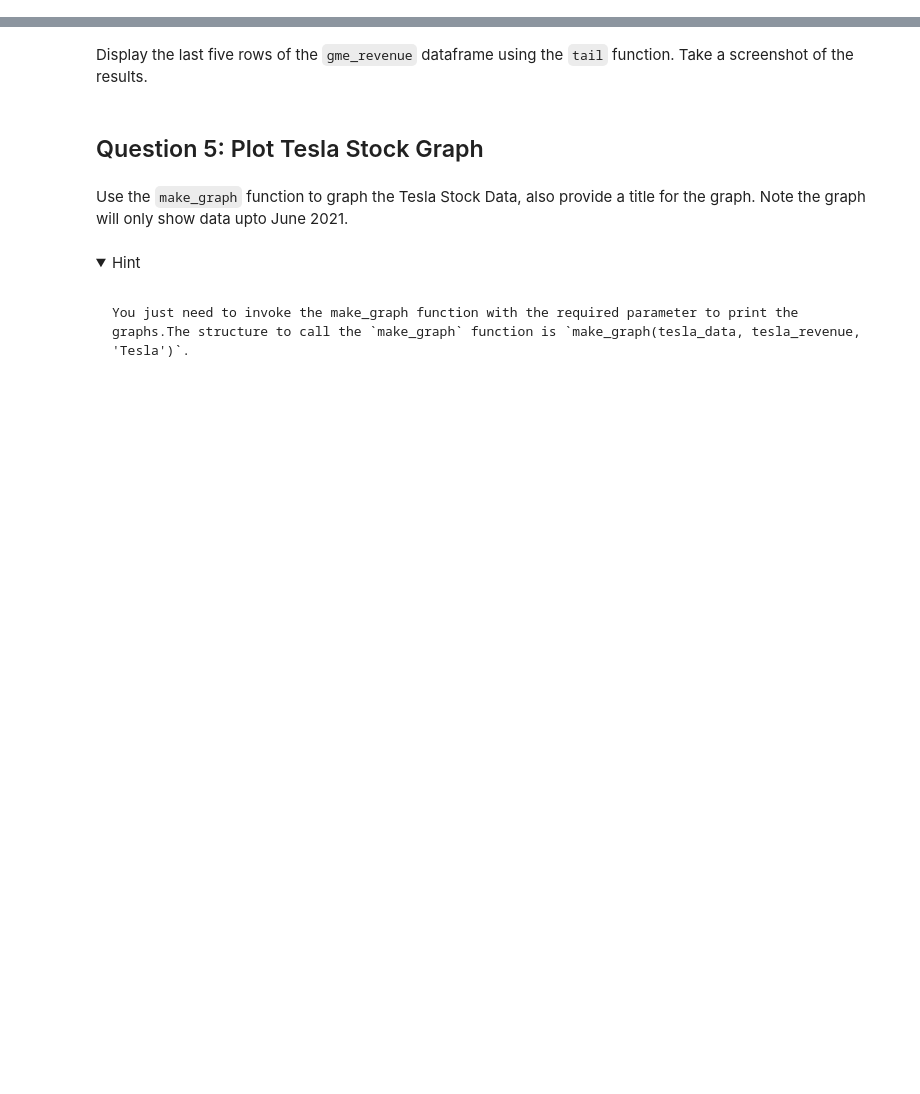
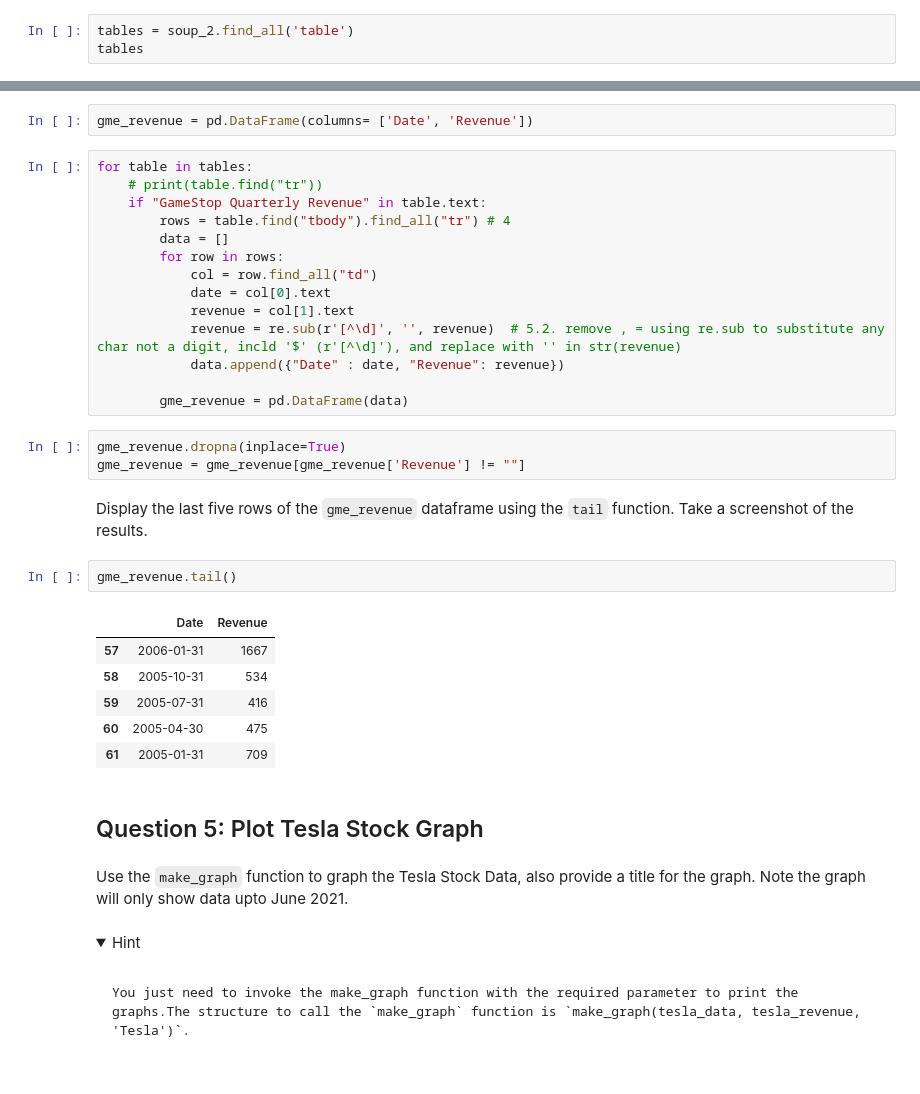
Before and after one commit to tranttha/IBM-DS-Course, a Jupyter notebook: Course 5 Python Project for DS/3_Final Assignment.ipynb, the cells around one changed output, grey strips where cells are left out. Drawn from its saved outputs; the diff is of its cells as text; folded sections open; blank space fills up the shorter version.

````diff
--- a/Course 5 Python Project for DS/3_Final Assignment.ipynb
+++ b/Course 5 Python Project for DS/3_Final Assignment.ipynb
@@ -278,3 +300,6 @@ If you want to use the read_html function the table is located at index 1
 ```
 
 </details>
+# %%
+tables = soup_2.find_all('table')
+tables
@@ -281,5 +324,33 @@ If you want to use the read_html function the table is located at index 1
+# %%
+gme_revenue = pd.DataFrame(columns= ['Date', 'Revenue'])
+# %%
+for table in tables:
+    # print(table.find("tr"))
+    if "GameStop Quarterly Revenue" in table.text:
+        rows = table.find("tbody").find_all("tr") # 4
+        data = []
+        for row in rows:
+            col = row.find_all("td")
+            date = col[0].text
+            revenue = col[1].text
+            revenue = re.sub(r'[^\d]', '', revenue)  # 5.2. remove , = using re.sub to substitute any char not a digit, incld '$' (r'[^\d]'), and replace with '' in str(revenue)
+            data.append({"Date" : date, "Revenue": revenue})
+
+        gme_revenue = pd.DataFrame(data)
+# %%
+gme_revenue.dropna(inplace=True)
+gme_revenue = gme_revenue[gme_revenue['Revenue'] != ""]
 # %% [markdown]
 Display the last five rows of the `gme_revenue` dataframe using the `tail` function. Take a screenshot of the results.
+# %%
+gme_revenue.tail()
+# %% [output]
+|  | Date | Revenue |
+| 57 | 2006-01-31 | 1667 |
+| 58 | 2005-10-31 | 534 |
+| 59 | 2005-07-31 | 416 |
+| 60 | 2005-04-30 | 475 |
+| 61 | 2005-01-31 | 709 |
 # %% [markdown]
 ## Question 5: Plot Tesla Stock Graph
 # %% [markdown]
````
Also changed, not shown: parts of 16 cells of this notebook.
